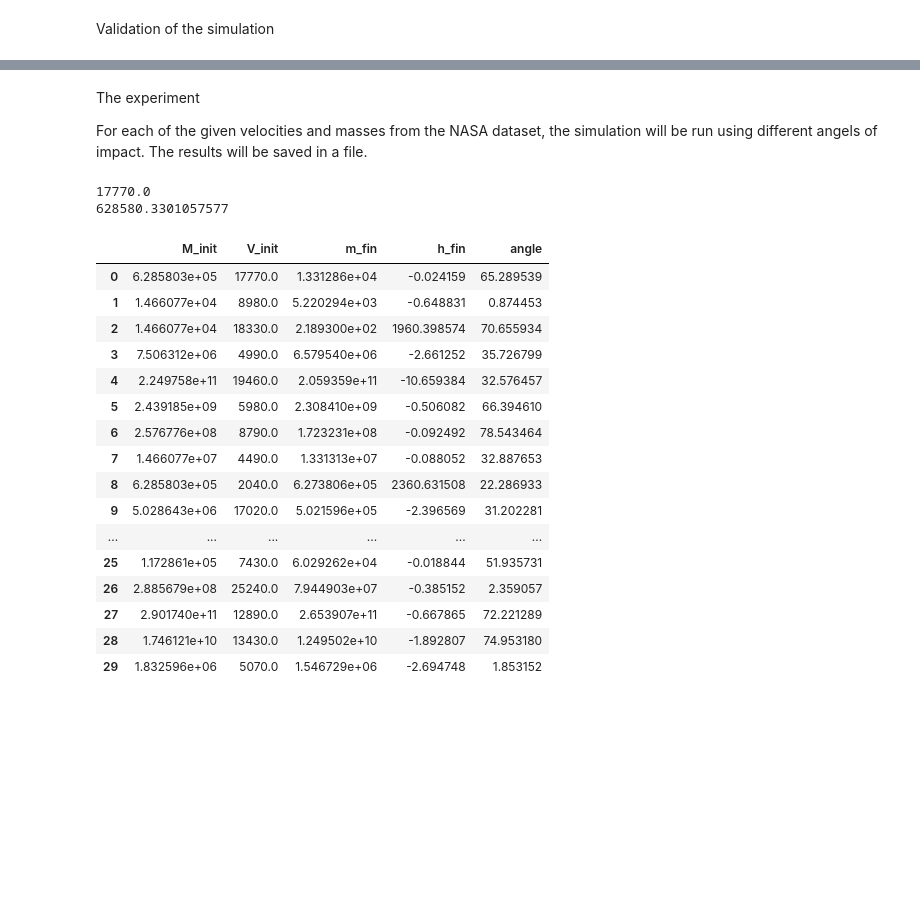
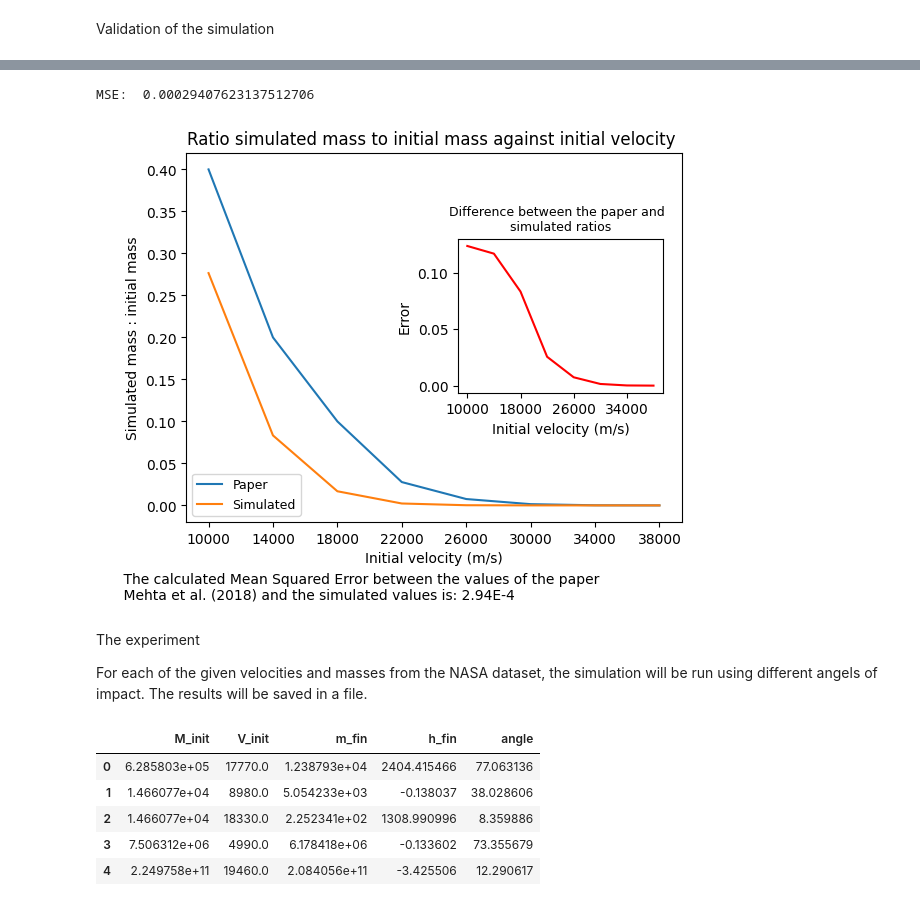
Before and after one commit to koenweverink/Roku-s-Bane, a Jupyter notebook: analysis.ipynb, the cells around one changed output, grey strips where cells are left out. Cells and saved outputs as stored; diff of their text form; code cells hidden in the pictures; blank space fills up the shorter version.

```diff
--- a/analysis.ipynb
+++ b/analysis.ipynb
@@ -51,20 +54,13 @@ def sim(V_init: int, M_init: float, angle: int = 45) -> tuple[np.ndarray, np.nda
 # %% [markdown]
 Validation of the simulation
 # %%
-# Intial velocities and corresponding masses from Metha et al. (2018) article to validate simulation
+# Intial velocities and corresponding masses from Mehta et al. (2018) article to validate simulation
 init_velo = [10000, 14000, 18000, 22000, 26000, 30000, 34000, 38000]
 init_mass = [0.05, 0.1, 0.2, 0.72, 2.64, 13.5, 132, 13000]
 
 # For each velocity and mass, the error between the estimations from Mehta et al. and the simulation is calculated
-errors: list[float] = []
+Y_pred: list[float] = []
 
 for i in range(len(init_velo)):
     masses, velocities, distances, widths, hit, t = sim(init_velo[i], init_mass[i])
-
-    avg_velos = np.mean(velocities)
-
-    if masses[int(t/dt) - 1] < 0:
-        erro = 0.02 / masses[0]
-    else: erro = (0.02 - masses[int(t/dt) - 1]) / masses[0]
-
-    errors.append(erro)
+    Y_pred.append(masses[int(t/dt) - 1])
@@ -80,3 +67,39 @@ plt.show()
+# %%
+Y_true = [0.02 for i in range(len(init_velo))]
+MSE = mean_squared_error(Y_true, Y_pred)
+print("MSE: ", MSE)
+# %% [output]
+MSE:  0.00029407623137512706
+# %%
+true_error = [(Y_true[i]) / init_mass[i] for i in range(len(init_mass))]
+pred_error = [(Y_pred[i]) / init_mass[i] for i in range(len(init_mass))]
+
+diff = [abs(pred_error[i] - true_error[i]) for i in range(len(init_mass))]
+
+fig, ax1 = plt.subplots()
+
+left, bottom, width, height = [0.55, 0.38, 0.32, 0.32]
+ax2 = fig.add_axes([left, bottom, width, height])
+
+ax1.plot(true_error, label='Paper')
+ax1.plot(pred_error, label='Simulated')
+ax1.set_xticks(ticks=list(range(8)), labels = init_velo)
+ax1.set_xlabel('Initial velocity (m/s)')
+ax1.set_ylabel('Simulated mass : initial mass')
+ax1.set_title('Ratio simulated mass to initial mass against initial velocity ')
+ax1.legend(loc='lower left', fontsize=9)
+
+ax2.plot(diff, c='red')
+ax2.set_xticks(ticks=[2*i for i in range(4)], labels=[init_velo[2*i] for i in range(4)])
+ax2.set_xlabel('Initial velocity (m/s)')
+ax2.set_ylabel('Error')
+ax2.set_title('Difference between the paper and  \nsimulated ratios', size=9)
+
+plt.figtext(0.0, -0.05 , f"    The calculated Mean Squared Error between the values of the paper \n\
+    Mehta et al. (2018) and the simulated values is: {Decimal(MSE):.2E}")
+plt.show()
+# %% [output]
+[figure, added]
 # %% [markdown]
 The experiment
 
@@ -89,12 +111,6 @@ filename = 'nasa_dataset\\impacts.csv'
 asteroids = Asteroids(filename)
 V_inits = asteroids.velocity()
 M_inits = asteroids.mass()
-# %%
-print(V_inits[0])
-print(M_inits[0])
-# %% [output]
-17770.0
-628580.3301057577
 # %%
 n = 30
 results = defaultdict(dict)
@@ -105,7 +121,6 @@ for i in range(n):
     results[i]['finals'] = (masses[int(t/dt)-1], velocities[int(t/dt)-1], heights[int(t/dt)-1])
     results[i]['angle'] = angle
     results[i]['height'] = heights[heights != 0]
-    results[i]['width'] = widths[widths != 0]
     results[i]['mass'] = masses[masses != 0]
     results[i]['velocity'] = velocities[velocities != 0]
     results[i]['hit'] = hit
@@ -113,25 +128,14 @@ for i in range(n):
 columns = ['M_init', 'V_init', 'm_fin', 'h_fin', 'angle']
 df = pd.DataFrame([[M_inits[i], V_inits[i], results[i]['finals'][0], results[i]['finals'][2], results[i]['angle']] for i in range(n)], columns=columns)
 # %%
-df
+df.head()
 # %% [output]
 |  | M_init | V_init | m_fin | h_fin | angle |
-| 0 | 6.285803e+05 | 17770.0 | 1.331286e+04 | -0.024159 | 65.289539 |
-| 1 | 1.466077e+04 | 8980.0 | 5.220294e+03 | -0.648831 | 0.874453 |
-| 2 | 1.466077e+04 | 18330.0 | 2.189300e+02 | 1960.398574 | 70.655934 |
-| 3 | 7.506312e+06 | 4990.0 | 6.579540e+06 | -2.661252 | 35.726799 |
-| 4 | 2.249758e+11 | 19460.0 | 2.059359e+11 | -10.659384 | 32.576457 |
-| 5 | 2.439185e+09 | 5980.0 | 2.308410e+09 | -0.506082 | 66.394610 |
-| 6 | 2.576776e+08 | 8790.0 | 1.723231e+08 | -0.092492 | 78.543464 |
-| 7 | 1.466077e+07 | 4490.0 | 1.331313e+07 | -0.088052 | 32.887653 |
-| 8 | 6.285803e+05 | 2040.0 | 6.273806e+05 | 2360.631508 | 22.286933 |
-| 9 | 5.028643e+06 | 17020.0 | 5.021596e+05 | -2.396569 | 31.202281 |
-| ... | ... | ... | ... | ... | ... |
-| 25 | 1.172861e+05 | 7430.0 | 6.029262e+04 | -0.018844 | 51.935731 |
-| 26 | 2.885679e+08 | 25240.0 | 7.944903e+07 | -0.385152 | 2.359057 |
-| 27 | 2.901740e+11 | 12890.0 | 2.653907e+11 | -0.667865 | 72.221289 |
-| 28 | 1.746121e+10 | 13430.0 | 1.249502e+10 | -1.892807 | 74.953180 |
-| 29 | 1.832596e+06 | 5070.0 | 1.546729e+06 | -2.694748 | 1.853152 |
+| 0 | 6.285803e+05 | 17770.0 | 1.238793e+04 | 2404.415466 | 77.063136 |
+| 1 | 1.466077e+04 | 8980.0 | 5.054233e+03 | -0.138037 | 38.028606 |
+| 2 | 1.466077e+04 | 18330.0 | 2.252341e+02 | 1308.990996 | 8.359886 |
+| 3 | 7.506312e+06 | 4990.0 | 6.178418e+06 | -0.133602 | 73.355679 |
+| 4 | 2.249758e+11 | 19460.0 | 2.084056e+11 | -3.425506 | 12.290617 |
 # %%
 reg = LinearRegression()
 
```
Also changed, not shown: parts of 36 cells of this notebook, 1 other file.
